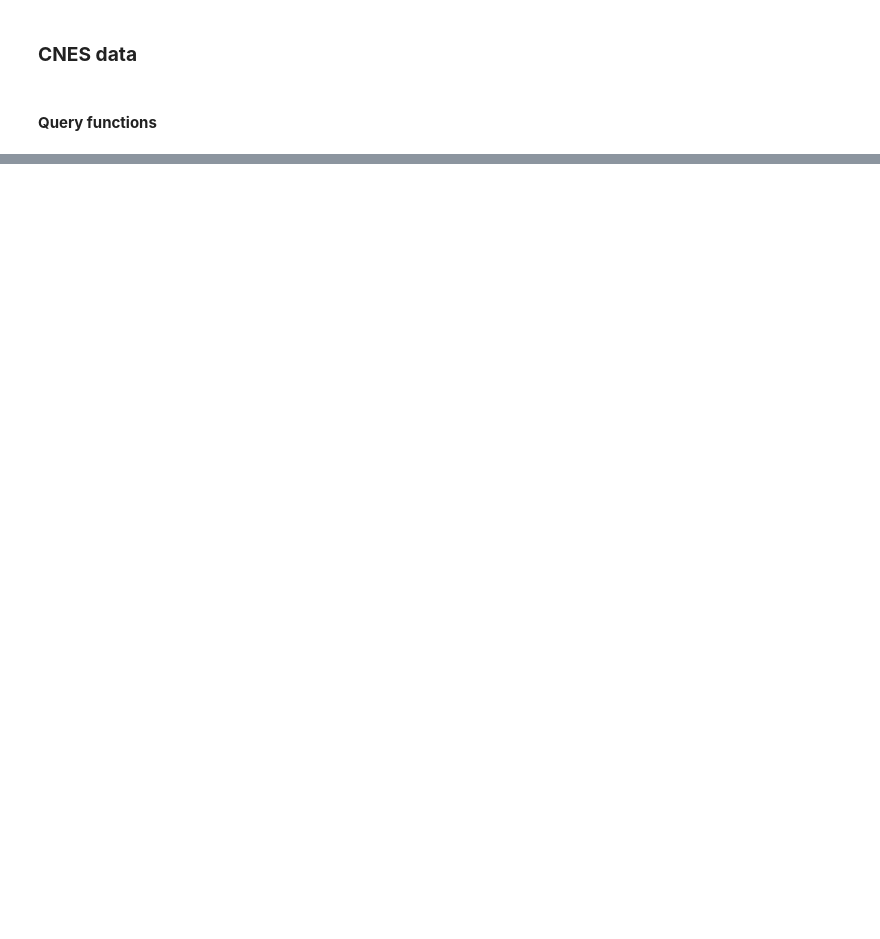
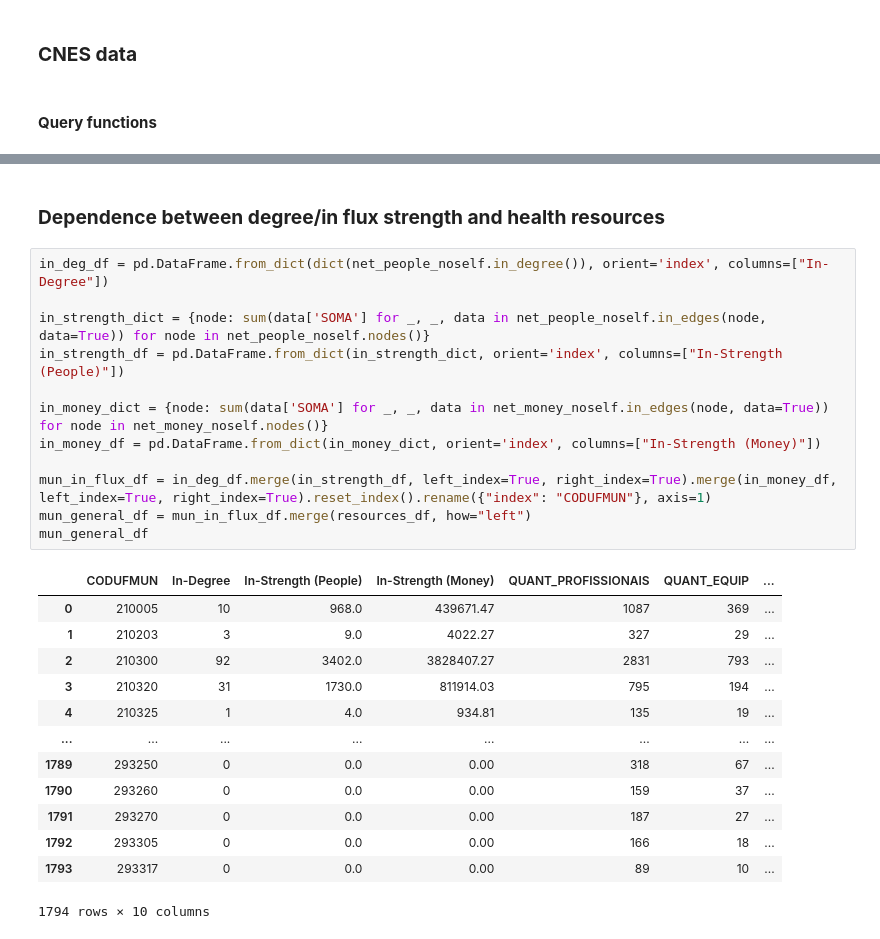
Before and after one commit to humbertocarmona/pyopensus, a Jupyter notebook: notebooks/networkanalysis/citynets.ipynb, the cells around one changed output, grey strips where cells are left out. Saved outputs shown, nothing was run; the diff lists cells and outputs as text; blank space fills up the shorter version.

```diff
--- a/notebooks/networkanalysis/citynets.ipynb
+++ b/notebooks/networkanalysis/citynets.ipynb
@@ -507,0 +576,28 @@ fig.tight_layout()
+# %% [markdown]
+### **Dependence between degree/in flux strength and health resources**
+# %%
+in_deg_df = pd.DataFrame.from_dict(dict(net_people_noself.in_degree()), orient='index', columns=["In-Degree"])
+
+in_strength_dict = {node: sum(data['SOMA'] for _, _, data in net_people_noself.in_edges(node, data=True)) for node in net_people_noself.nodes()}
+in_strength_df = pd.DataFrame.from_dict(in_strength_dict, orient='index', columns=["In-Strength (People)"])
+
+in_money_dict = {node: sum(data['SOMA'] for _, _, data in net_money_noself.in_edges(node, data=True)) for node in net_money_noself.nodes()}
+in_money_df = pd.DataFrame.from_dict(in_money_dict, orient='index', columns=["In-Strength (Money)"])
+
+mun_in_flux_df = in_deg_df.merge(in_strength_df, left_index=True, right_index=True).merge(in_money_df, left_index=True, right_index=True).reset_index().rename({"index": "CODUFMUN"}, axis=1)
+mun_general_df = mun_in_flux_df.merge(resources_df, how="left")
+mun_general_df
+# %% [output]
+|  | CODUFMUN | In-Degree | In-Strength (People) | In-Strength (Money) | QUANT_PROFISSIONAIS | QUANT_EQUIP | ... |
+| 0 | 210005 | 10 | 968.0 | 439671.47 | 1087 | 369 | ... |
+| 1 | 210203 | 3 | 9.0 | 4022.27 | 327 | 29 | ... |
+| 2 | 210300 | 92 | 3402.0 | 3828407.27 | 2831 | 793 | ... |
+| 3 | 210320 | 31 | 1730.0 | 811914.03 | 795 | 194 | ... |
+| 4 | 210325 | 1 | 4.0 | 934.81 | 135 | 19 | ... |
+| ... | ... | ... | ... | ... | ... | ... | ... |
+| 1789 | 293250 | 0 | 0.0 | 0.00 | 318 | 67 | ... |
+| 1790 | 293260 | 0 | 0.0 | 0.00 | 159 | 37 | ... |
+| 1791 | 293270 | 0 | 0.0 | 0.00 | 187 | 27 | ... |
+| 1792 | 293305 | 0 | 0.0 | 0.00 | 166 | 18 | ... |
+| 1793 | 293317 | 0 | 0.0 | 0.00 | 89 | 10 | ... |
+1794 rows × 10 columns
```
Also changed, not shown: parts of 25 cells of this notebook, 2 other files.
